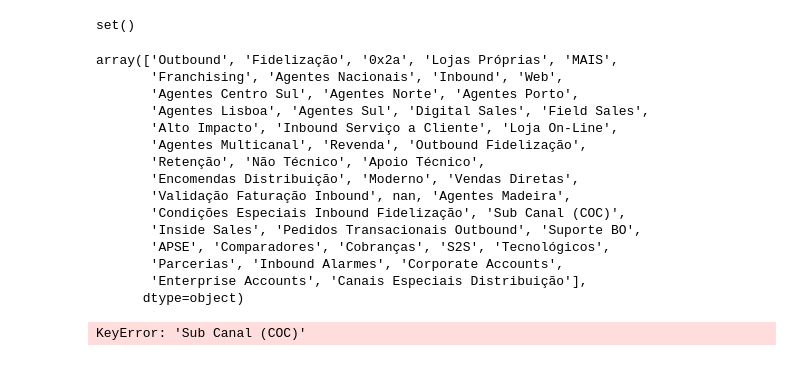
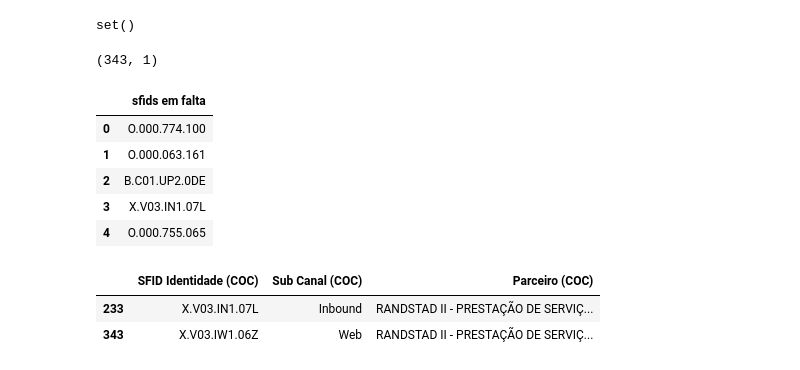
Before and after one commit to josepmatias/ONE, a Jupyter notebook: Untitled5.ipynb, the cells around one changed output. Cells and saved outputs as stored; diff of their text form; code cells hidden in the pictures.

```diff
--- a/Untitled5.ipynb
+++ b/Untitled5.ipynb
@@ -178,38 +183,22 @@ migracoes4.loc[migracoes4["Contagem"]==1, "Indice"]=1
 #ler dataframe com os sfids
 
 sfids=pd.read_excel(sfids_nome, sheet_name=0)
-# %%
-sfids["Sub Canal (COC)"].unique()
-# %% [output]
-array(['Outbound', 'Fidelização', '0x2a', 'Lojas Próprias', 'MAIS',
-       'Franchising', 'Agentes Nacionais', 'Inbound', 'Web',
-       'Agentes Centro Sul', 'Agentes Norte', 'Agentes Porto',
-       'Agentes Lisboa', 'Agentes Sul', 'Digital Sales', 'Field Sales',
-       'Alto Impacto', 'Inbound Serviço a Cliente', 'Loja On-Line',
-       'Agentes Multicanal', 'Revenda', 'Outbound Fidelização',
-       'Retenção', 'Não Técnico', 'Apoio Técnico',
-       'Encomendas Distribuição', 'Moderno', 'Vendas Diretas',
-       'Validação Faturação Inbound', nan, 'Agentes Madeira',
-       'Condições Especiais Inbound Fidelização', 'Sub Canal (COC)',
-       'Inside Sales', 'Pedidos Transacionais Outbound', 'Suporte BO',
-       'APSE', 'Comparadores', 'Cobranças', 'S2S', 'Tecnológicos',
-       'Parcerias', 'Inbound Alarmes', 'Corporate Accounts',
-       'Enterprise Accounts', 'Canais Especiais Distribuição'],
-      dtype=object)
-# %%
-#migracoes4.columns
-
-#migracoes4["Sales Force ID"]
-
-#print(sfids.columns)
-
-#sfids.loc[(sfids["Sub Canal (COC)"].str.startswith("Não")) & (sfids["Sub Canal (COC)"].isna()==False), "Sub Canal (COC)"]
-
-#dici={"Fora Modelo Comissional": ["Sub Canal (COC)", "Inbound Serviço a Cliente"], "Fora Modelo Comissional": ["Sub Canal (COC)", "Não Técnico"]}
-
-dici={"Inbound Serviço a Cliente": ["Sub Canal (COC)", "Fora Modelo Comissional"], "Não Técnico":["Sub Canal (COC)", "Fora Modelo Comissional"]}
-for i, j in dici.items():
-  coluna, modelo_comissional=j
-  print(migracoes4[migracoes4[coluna]==i].count())
-# %% [output]
-KeyError: 'Sub Canal (COC)'
+# %%
+#detectar quais os sfids do report de migrações que não estão na folha "sfid"
+
+migracoes4["Sales Force ID"].unique()
+
+sfids_falta=pd.DataFrame(migracoes4.loc[~migracoes4["Sales Force ID"].isin(sfids["Sales Force ID"]), "Sales Force ID"].unique().tolist(), columns=["sfids em falta"])
+
+print(sfids_falta.shape)
+
+
+sfids_falta.head()
+# %% [output]
+(343, 1)
+|  | sfids em falta |
+| 0 | O.000.774.100 |
+| 1 | O.000.063.161 |
+| 2 | B.C01.UP2.0DE |
+| 3 | X.V03.IN1.07L |
+| 4 | O.000.755.065 |
@@ -215,0 +209,11 @@ KeyError: 'Sub Canal (COC)'
+# %%
+#sfids_db tem os registos dos sfids em falta que se encontram no relatório kc 14413
+
+sfids_db=kc_report.loc[kc_report["SFID Identidade (COC)"].isin(sfids_falta["sfids em falta"]), ["SFID Identidade (COC)", "Sub Canal (COC)", "Parceiro (COC)"]].drop_duplicates()
+
+
+sfids_db.head(2)
+# %% [output]
+|  | SFID Identidade (COC) | Sub Canal (COC) | Parceiro (COC) |
+| 233 | X.V03.IN1.07L | Inbound | RANDSTAD II - PRESTAÇÃO DE SERVIÇ... |
+| 343 | X.V03.IW1.06Z | Web | RANDSTAD II - PRESTAÇÃO DE SERVIÇ... |
```
Also changed, not shown: parts of 5 cells of this notebook.
